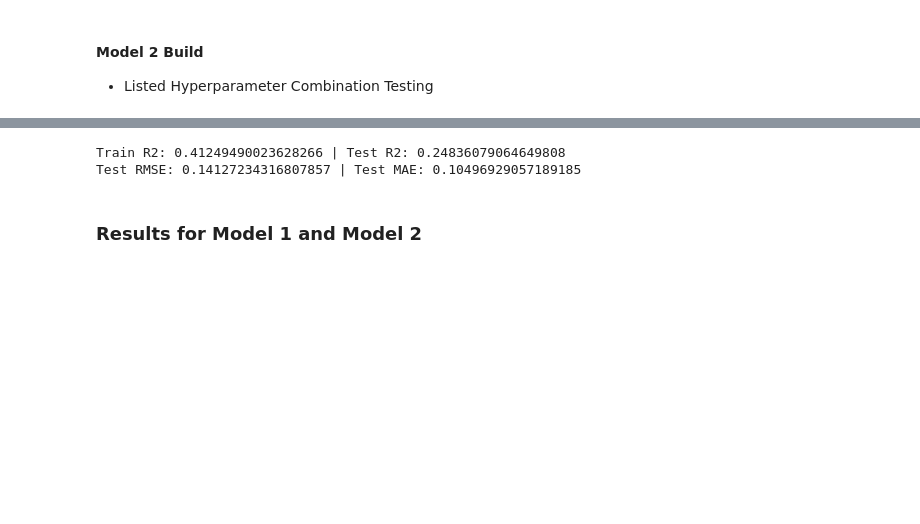
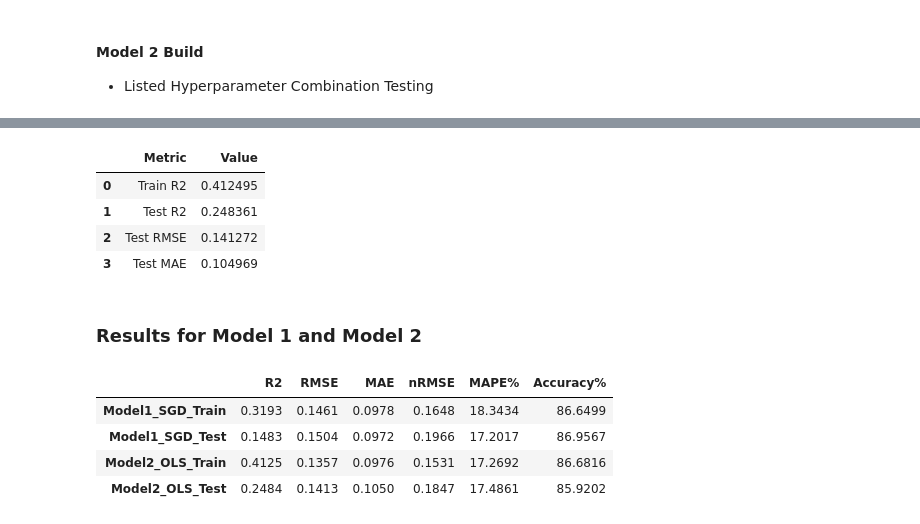
Before and after one commit to vaipos/CS4372_HW1, a Jupyter notebook: MainCode.ipynb, the cells around one changed output, grey strips where cells are left out. Drawn from its saved outputs; the diff is of its cells as text; code cells hidden in the pictures; blank space fills up the shorter version.

```diff
--- a/MainCode.ipynb
+++ b/MainCode.ipynb
@@ -333,11 +368,72 @@ strong multicollinearity problems or that the design matrix is singular.
 ytr_pred_sm = ols_model.predict(X_tr_sm)
 yte_pred_sm = ols_model.predict(X_te_sm)
 
-# Metrics
-print("Train R2:", r2_score(y_tr, ytr_pred_sm), "| Test R2:", r2_score(y_te, yte_pred_sm))
-print("Test RMSE:", rmse(y_te, yte_pred_sm), "| Test MAE:", mean_absolute_error(y_te, yte_pred_sm))
+# Compute metrics for the second model (OLS)
+train_r2_sm = r2_score(y_tr, ytr_pred_sm)
+test_r2_sm = r2_score(y_te, yte_pred_sm)
+test_rmse_sm = np.sqrt(((y_te - yte_pred_sm)**2).mean())
+test_mae_sm = mean_absolute_error(y_te, yte_pred_sm)
+
+# Create metrics DataFrame
+metrics_sm_df = pd.DataFrame({
+    'Metric': ['Train R2', 'Test R2', 'Test RMSE', 'Test MAE'],
+    'Value': [train_r2_sm, test_r2_sm, test_rmse_sm, test_mae_sm]
+})
+
+# Display table
+metrics_sm_df
 # %% [output]
-Train R2: 0.41249490023628266 | Test R2: 0.24836079064649808
-Test RMSE: 0.14127234316807857 | Test MAE: 0.10496929057189185
+|  | Metric | Value |
+| 0 | Train R2 | 0.412495 |
+| 1 | Test R2 | 0.248361 |
+| 2 | Test RMSE | 0.141272 |
+| 3 | Test MAE | 0.104969 |
 # %% [markdown]
 ### Results for Model 1 and Model 2
+# %%
+import numpy as np
+import pandas as pd
+from sklearn.metrics import mean_absolute_error, mean_squared_error, r2_score
+
+def scaled_metrics(y_true, y_pred):
+    mae = mean_absolute_error(y_true, y_pred)
+    rmse = np.sqrt(mean_squared_error(y_true, y_pred))
+
+    r2 = r2_score(y_true, y_pred)
+    mape = np.mean(np.abs((y_true - y_pred) / y_true)) * 100
+
+    # Normalized RMSE relative to range of actual_productivity
+    nrmse = rmse / (y_true.max() - y_true.min())
+
+    # Accuracy relative to mean actual productivity
+    accuracy = 1 - (mae / y_true.mean())
+
+    return {
+        "R2": r2,
+        "RMSE": rmse,
+        "MAE": mae,
+        "nRMSE": nrmse,
+        "MAPE%": mape,
+        "Accuracy%": accuracy * 100
+    }
+
+# Collect results into a dictionary of dictionaries
+results = {
+    "Model1_SGD_Train": scaled_metrics(y_tr, ytr_pred),
+    "Model1_SGD_Test":  scaled_metrics(y_te, yte_pred),
+    "Model2_OLS_Train": scaled_metrics(y_tr, ytr_pred_sm),
+    "Model2_OLS_Test":  scaled_metrics(y_te, yte_pred_sm)
+}
+
+
+# Convert to DataFrame
+metrics_df = pd.DataFrame(results).T
+
+# Display neatly
+metrics_df.round(4)
+# %% [output]
+|  | R2 | RMSE | MAE | nRMSE | MAPE% | Accuracy% |
+| Model1_SGD_Train | 0.3193 | 0.1461 | 0.0978 | 0.1648 | 18.3434 | 86.6499 |
+| Model1_SGD_Test | 0.1483 | 0.1504 | 0.0972 | 0.1966 | 17.2017 | 86.9567 |
+| Model2_OLS_Train | 0.4125 | 0.1357 | 0.0976 | 0.1531 | 17.2692 | 86.6816 |
+| Model2_OLS_Test | 0.2484 | 0.1413 | 0.1050 | 0.1847 | 17.4861 | 85.9202 |
```
Also changed, not shown: parts of 6 cells of this notebook, 5 other files.
